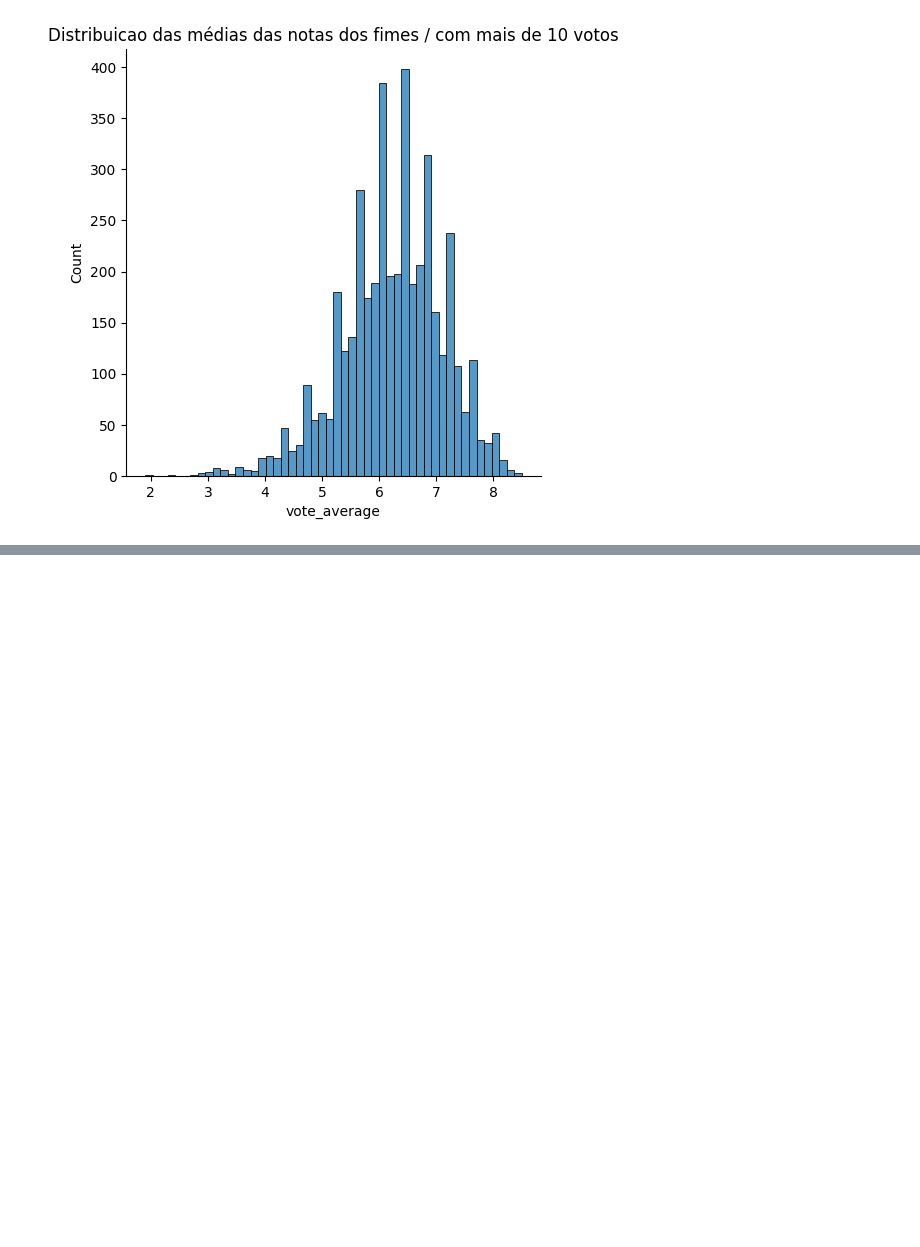
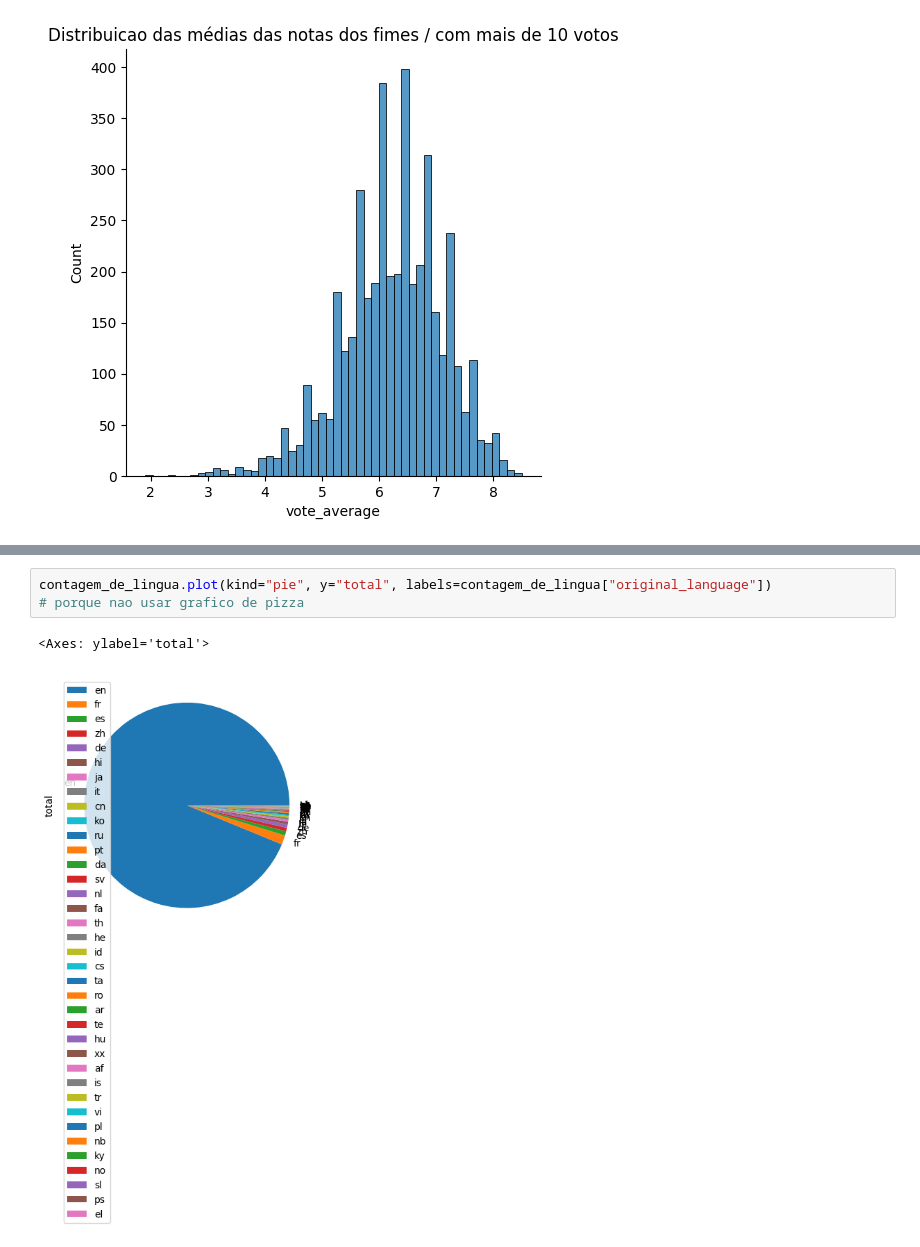
Before and after one commit to patrianegovi/cursoalura_datascience, a Jupyter notebook: Introducao_a_data_science.ipynb, the cells around one changed output, grey strips where cells are left out. Drawn from its saved outputs; the diff is of its cells as text; blank space fills up the shorter version.

```diff
--- a/Introducao_a_data_science.ipynb
+++ b/Introducao_a_data_science.ipynb
@@ -569,0 +604,6 @@ plt.show() #mostrar grafico
+# %%
+contagem_de_lingua.plot(kind="pie", y="total", labels=contagem_de_lingua["original_language"])
+# porque nao usar grafico de pizza
+# %% [output]
+<Axes: ylabel='total'>
+[figure, added]
```
Also changed, not shown: parts of 18 cells of this notebook.
